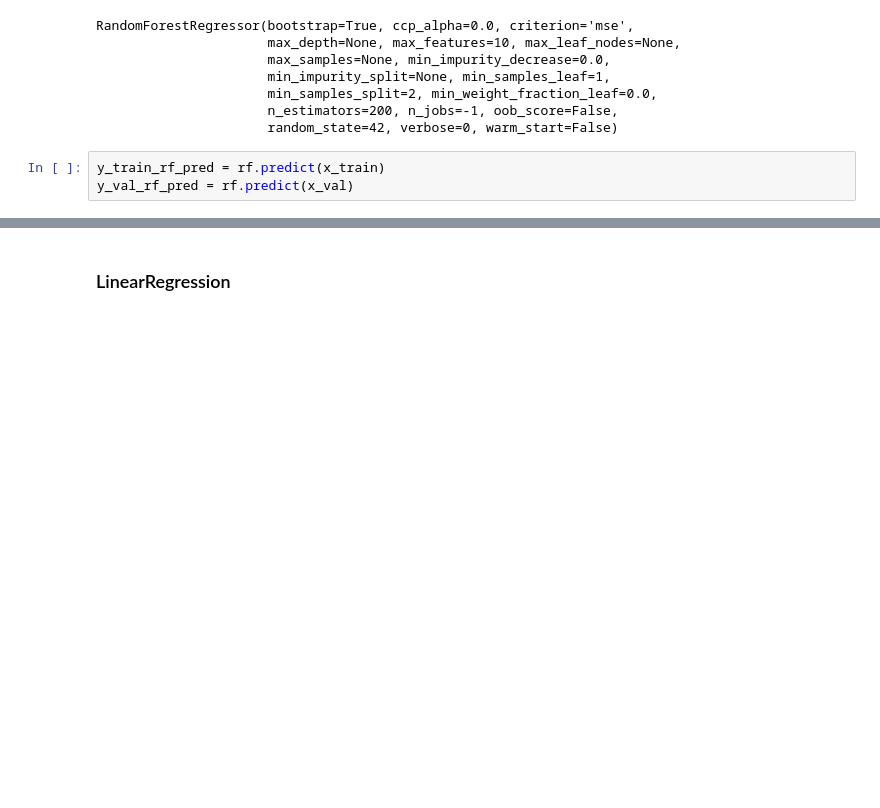
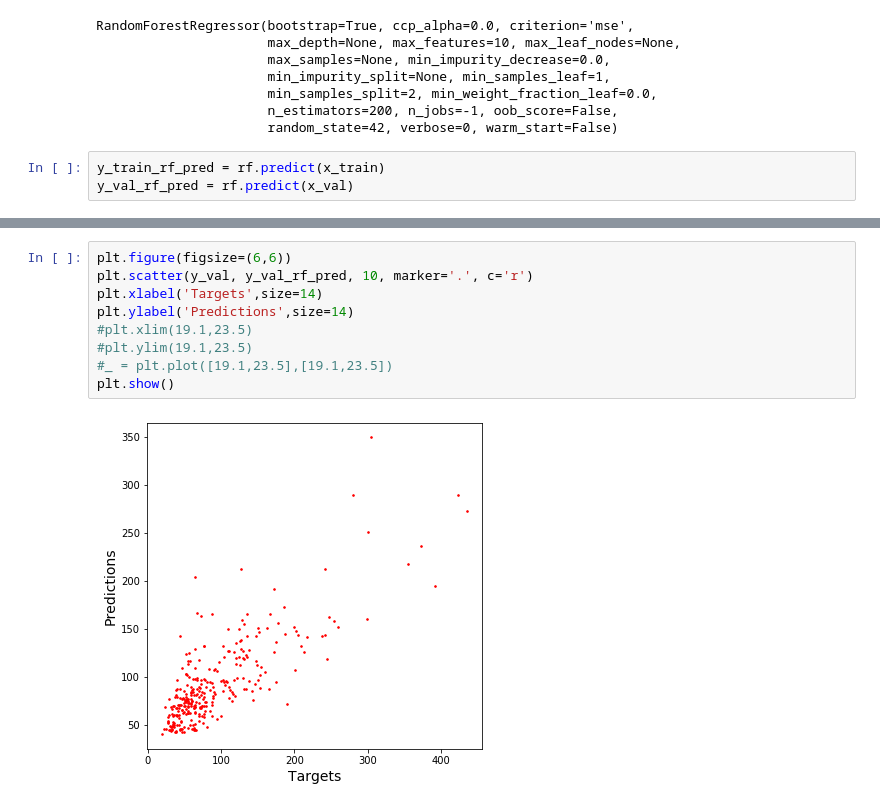
Before and after one commit to rmondini/insight-project, a Jupyter notebook: BookingreviewsPricePrediction.ipynb, the cells around one changed output, grey strips where cells are left out. Drawn from its saved outputs; the diff is of its cells as text; blank space fills up the shorter version.

```diff
--- a/BookingreviewsPricePrediction.ipynb
+++ b/BookingreviewsPricePrediction.ipynb
@@ -346,2 +355,11 @@ array([177.63166667, 152.43583333,  45.92625   , 120.73233333,
-# %% [markdown]
-### LinearRegression
+# %%
+plt.figure(figsize=(6,6))
+plt.scatter(y_val, y_val_rf_pred, 10, marker='.', c='r')
+plt.xlabel('Targets',size=14)
+plt.ylabel('Predictions',size=14)
+#plt.xlim(19.1,23.5)
+#plt.ylim(19.1,23.5)
+#_ = plt.plot([19.1,23.5],[19.1,23.5])
+plt.show()
+# %% [output]
+[figure, added]
```
Also changed, not shown: parts of 62 cells of this notebook, 4 other files.
